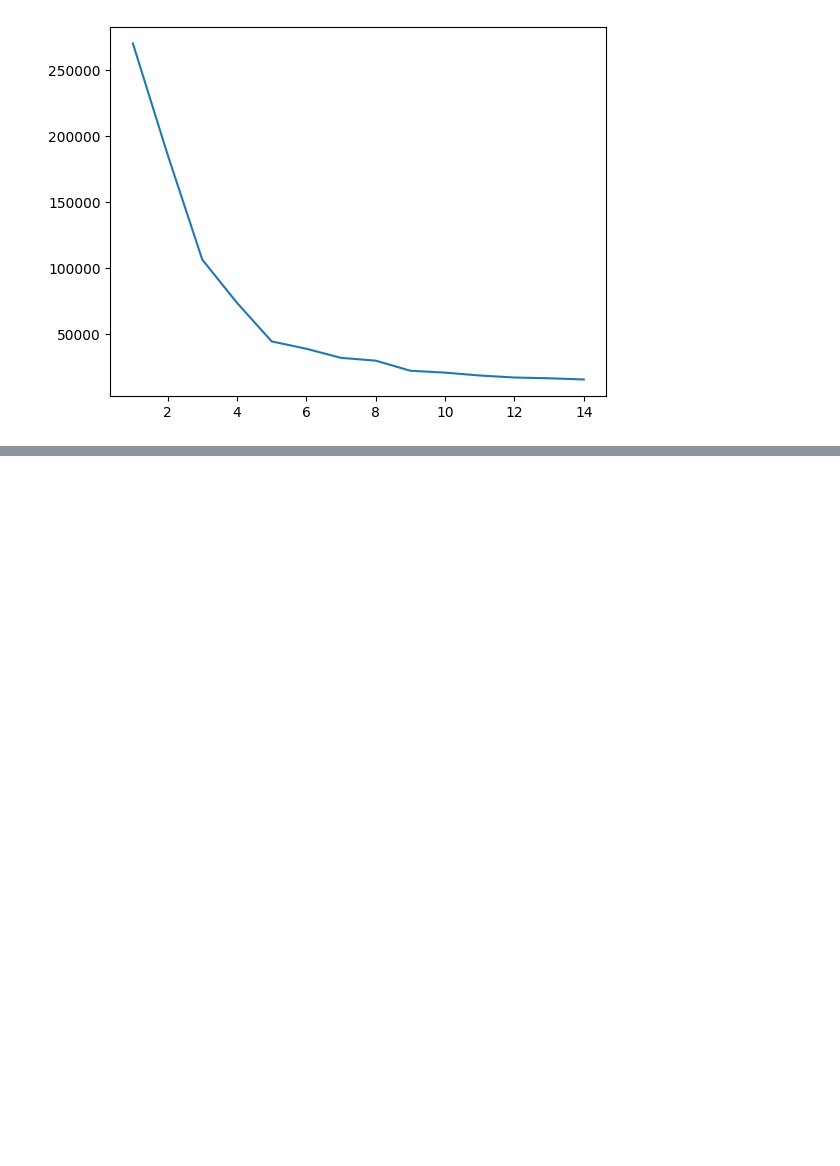
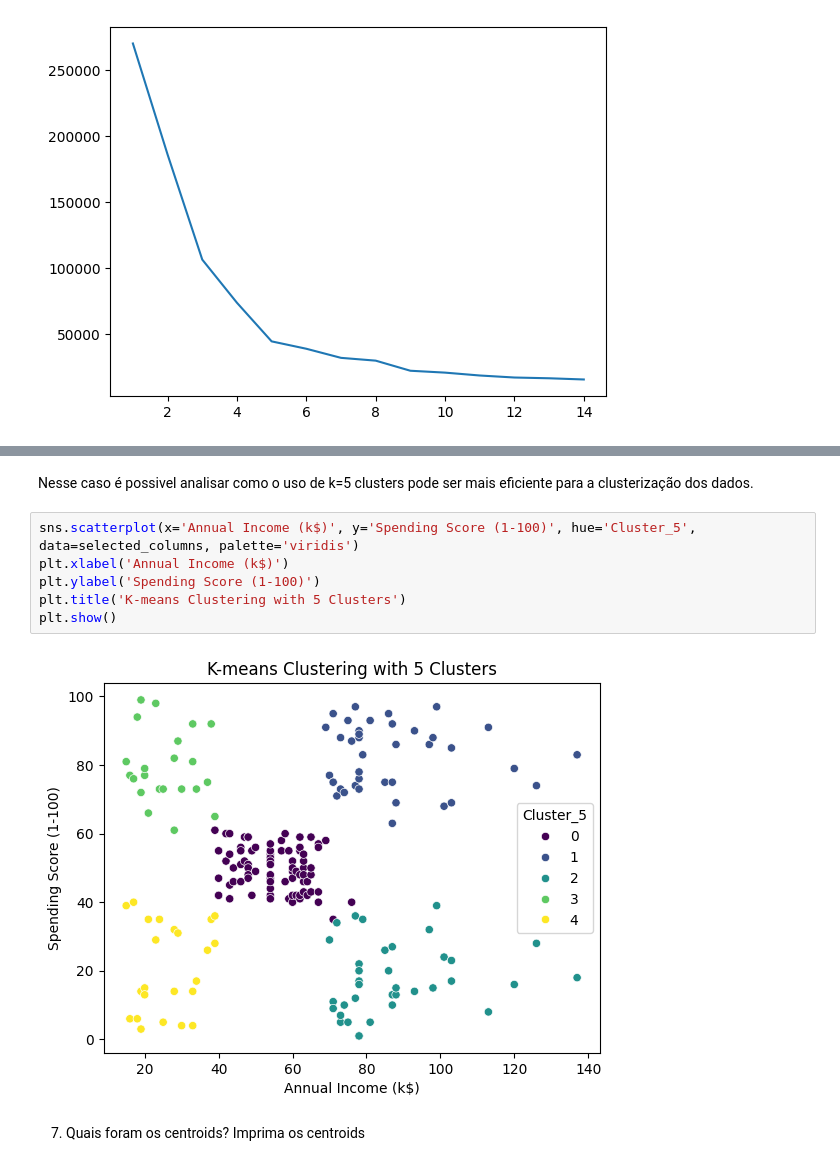
Before and after one commit to caefleury/trainee-cis-ieee, a Jupyter notebook: desafio_03/cluster.ipynb, the cells around one changed output, grey strips where cells are left out. Drawn from its saved outputs; the diff is of its cells as text; blank space fills up the shorter version.

```diff
--- a/desafio_03/cluster.ipynb
+++ b/desafio_03/cluster.ipynb
@@ -90,0 +132,12 @@ plt.show()
+# %% [markdown]
+Nesse caso é possivel analisar como o uso de k=5 clusters pode ser mais eficiente para a clusterização dos dados.
+# %%
+sns.scatterplot(x='Annual Income (k$)', y='Spending Score (1-100)', hue='Cluster_5', data=selected_columns, palette='viridis')
+plt.xlabel('Annual Income (k$)')
+plt.ylabel('Spending Score (1-100)')
+plt.title('K-means Clustering with 5 Clusters')
+plt.show()
+# %% [output]
+[figure, added]
+# %% [markdown]
+7. Quais foram os centroids? Imprima os centroids
```
Also changed, not shown: parts of 7 cells of this notebook.
